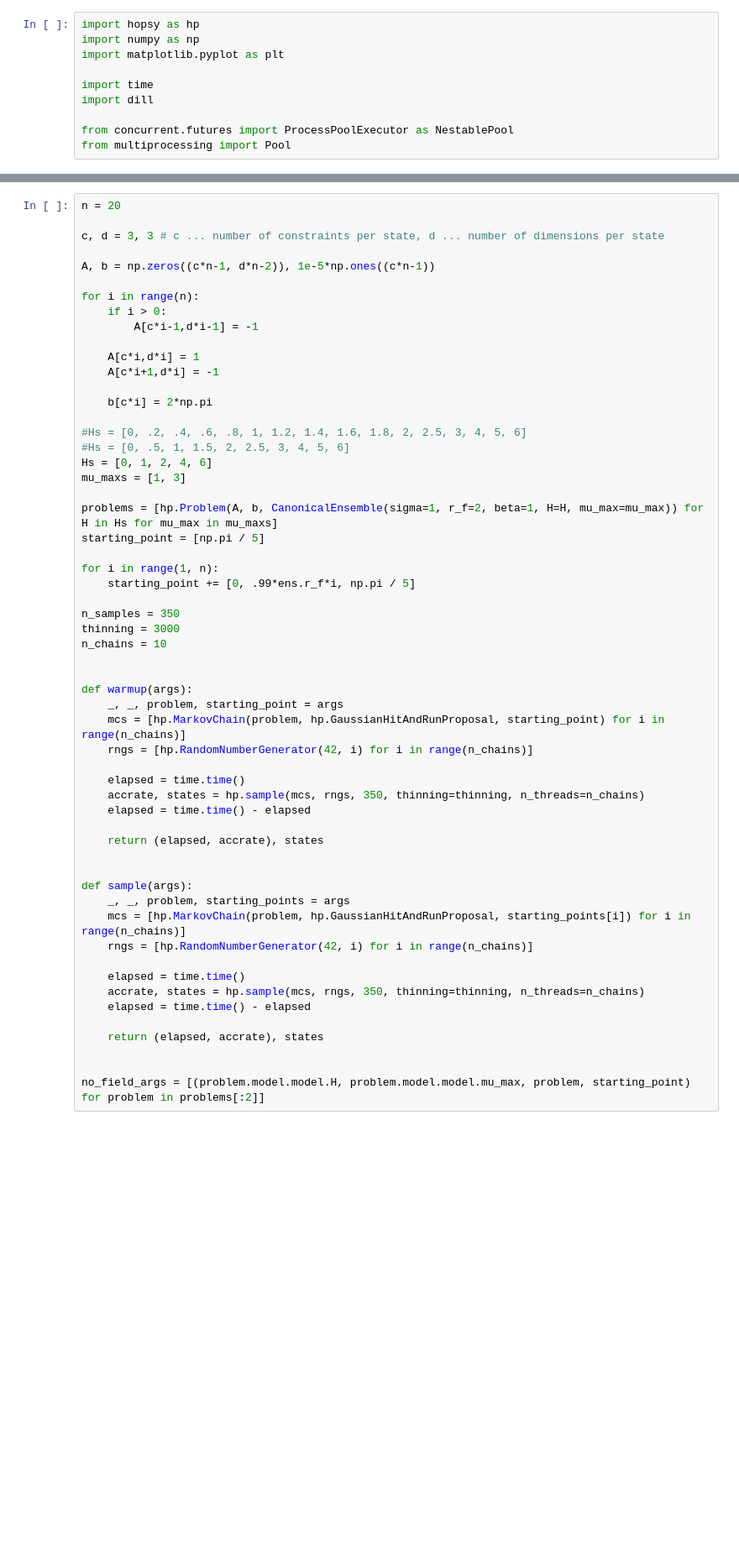
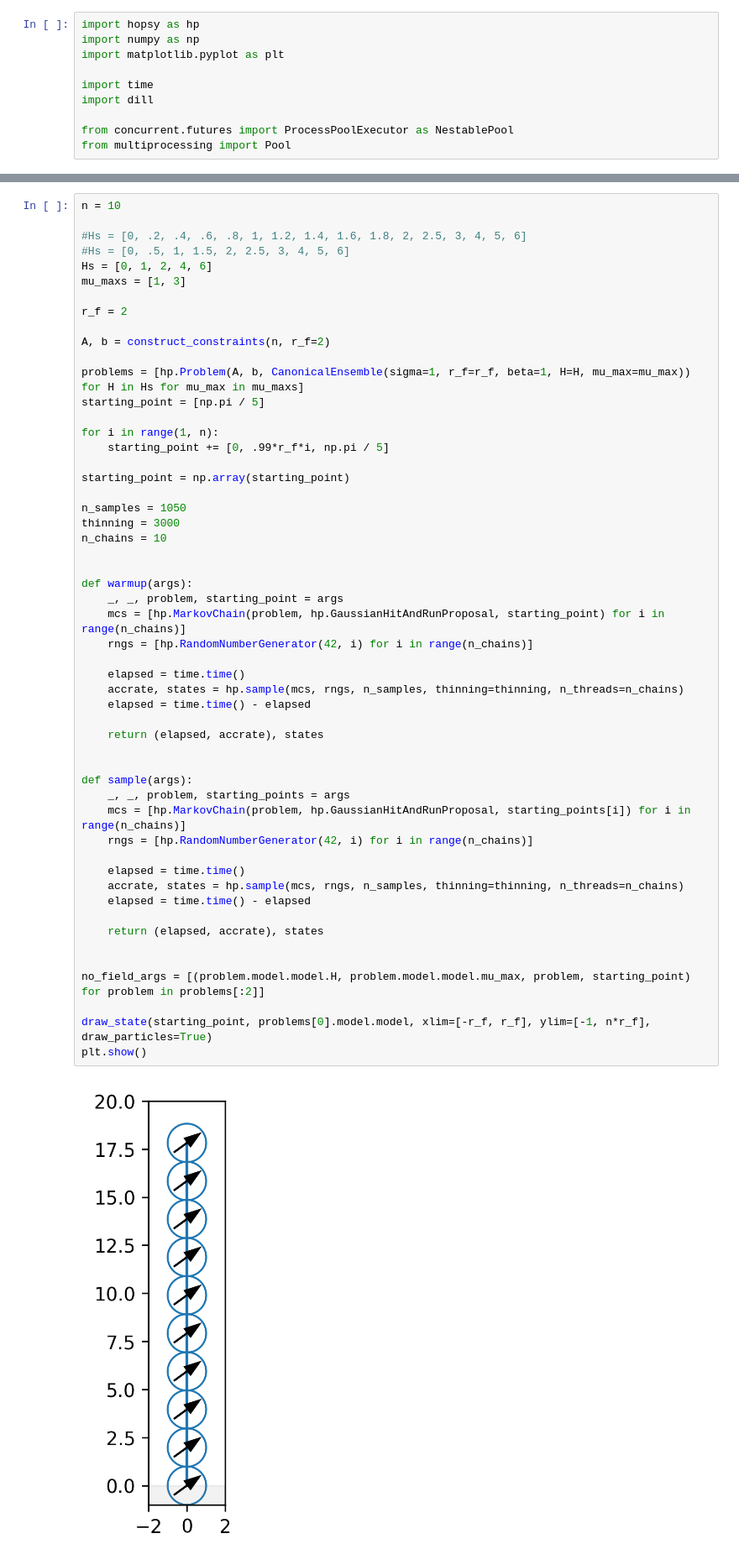
Before and after one commit to ripaul/magnetic-filaments, a Jupyter notebook: magnetic.ipynb, the cells around one changed output, grey strips where cells are left out. Shown at 84% size. Cells and saved outputs as stored; diff of their text form; blank space fills up the shorter version.

```diff
--- a/magnetic.ipynb
+++ b/magnetic.ipynb
@@ -195,60 +185,58 @@ plt.show()
 # %%
-n = 20
-
-c, d = 3, 3 # c ... number of constraints per state, d ... number of dimensions per state
-
-A, b = np.zeros((c*n-1, d*n-2)), 1e-5*np.ones((c*n-1))
-
-for i in range(n):
-    if i > 0:
-        A[c*i-1,d*i-1] = -1
-
-    A[c*i,d*i] = 1
-    A[c*i+1,d*i] = -1
-
-    b[c*i] = 2*np.pi
+n = 10
 
 #Hs = [0, .2, .4, .6, .8, 1, 1.2, 1.4, 1.6, 1.8, 2, 2.5, 3, 4, 5, 6]
 #Hs = [0, .5, 1, 1.5, 2, 2.5, 3, 4, 5, 6]
 Hs = [0, 1, 2, 4, 6]
 mu_maxs = [1, 3]
 
-problems = [hp.Problem(A, b, CanonicalEnsemble(sigma=1, r_f=2, beta=1, H=H, mu_max=mu_max)) for H in Hs for mu_max in mu_maxs]
+r_f = 2
+
+A, b = construct_constraints(n, r_f=2)
+
+problems = [hp.Problem(A, b, CanonicalEnsemble(sigma=1, r_f=r_f, beta=1, H=H, mu_max=mu_max)) for H in Hs for mu_max in mu_maxs]
 starting_point = [np.pi / 5]
 
 for i in range(1, n):
-    starting_point += [0, .99*ens.r_f*i, np.pi / 5]
+    starting_point += [0, .99*r_f*i, np.pi / 5]
 
-n_samples = 350
+starting_point = np.array(starting_point)
+
+n_samples = 1050
 thinning = 3000
 n_chains = 10
 
 
 def warmup(args):
     _, _, problem, starting_point = args
     mcs = [hp.MarkovChain(problem, hp.GaussianHitAndRunProposal, starting_point) for i in range(n_chains)]
     rngs = [hp.RandomNumberGenerator(42, i) for i in range(n_chains)]
 
     elapsed = time.time()
-    accrate, states = hp.sample(mcs, rngs, 350, thinning=thinning, n_threads=n_chains)
+    accrate, states = hp.sample(mcs, rngs, n_samples, thinning=thinning, n_threads=n_chains)
     elapsed = time.time() - elapsed
 
     return (elapsed, accrate), states
 
 
 def sample(args):
     _, _, problem, starting_points = args
     mcs = [hp.MarkovChain(problem, hp.GaussianHitAndRunProposal, starting_points[i]) for i in range(n_chains)]
     rngs = [hp.RandomNumberGenerator(42, i) for i in range(n_chains)]
 
     elapsed = time.time()
-    accrate, states = hp.sample(mcs, rngs, 350, thinning=thinning, n_threads=n_chains)
+    accrate, states = hp.sample(mcs, rngs, n_samples, thinning=thinning, n_threads=n_chains)
     elapsed = time.time() - elapsed
 
     return (elapsed, accrate), states
 
 
 no_field_args = [(problem.model.model.H, problem.model.model.mu_max, problem, starting_point) for problem in problems[:2]]
+
+draw_state(starting_point, problems[0].model.model, xlim=[-r_f, r_f], ylim=[-1, n*r_f], draw_particles=True)
+plt.show()
+# %% [output]
+[figure, added]
 # %%
 n_parallel = 60
 n_worker = int(n_parallel/n_chains)
```
Also changed, not shown: parts of 5 cells of this notebook, 2 other files.
